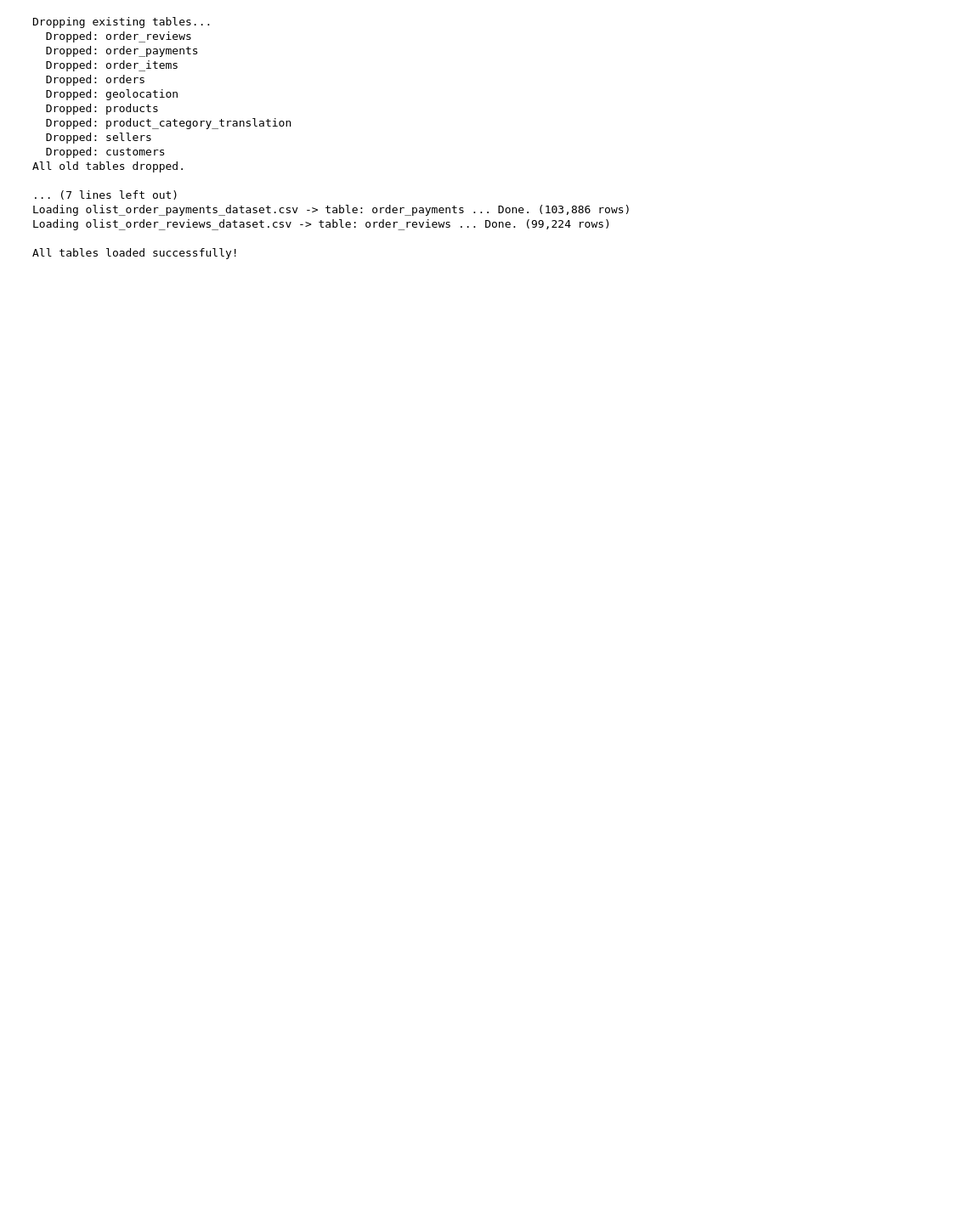
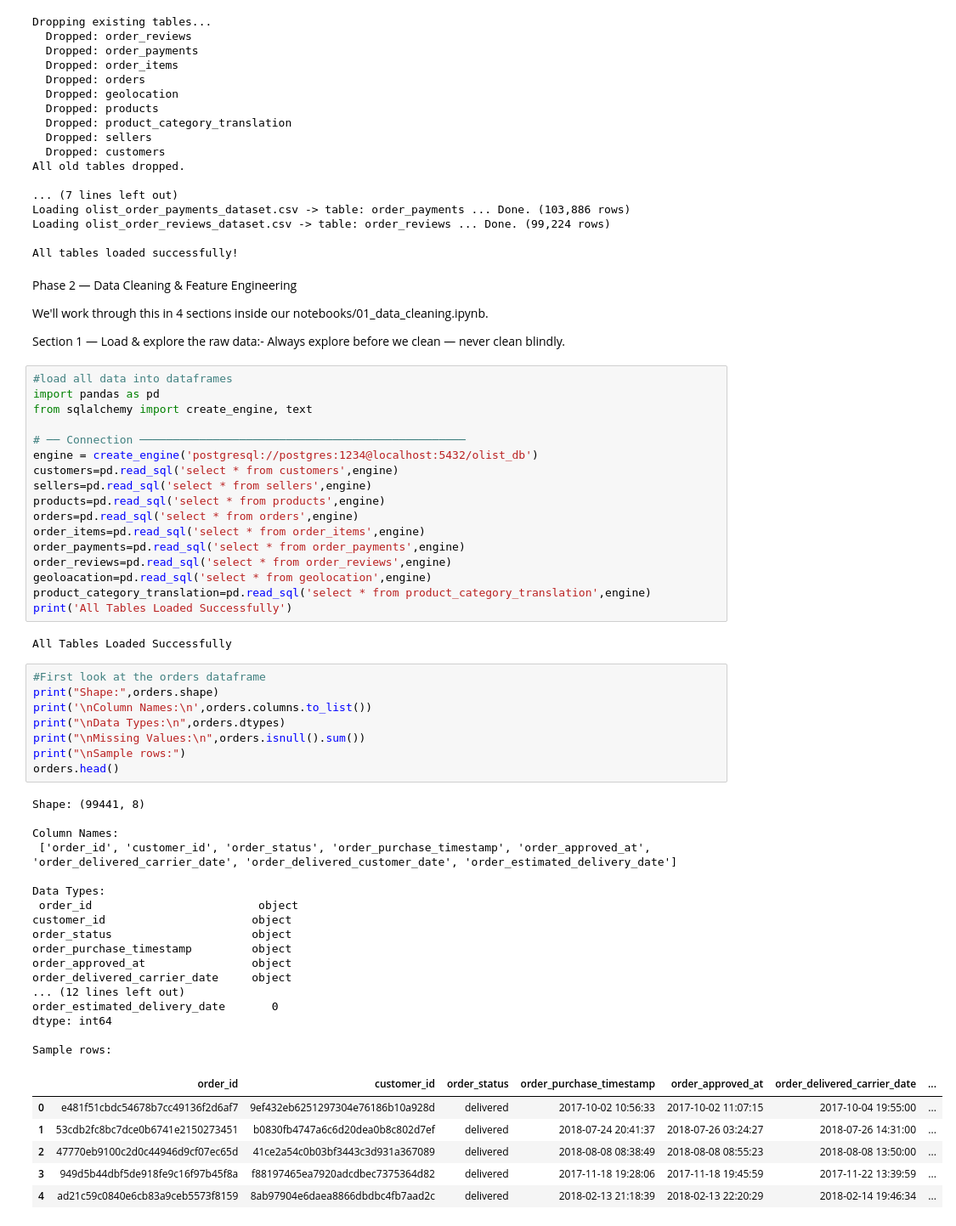
Before and after one commit to P568848382/olist-ecommerce-intelligence, a Jupyter notebook: notebooks/01_data_cleaning.ipynb, the cells around one changed output. Shown at 85% size. Saved outputs shown, nothing was run; the diff lists cells and outputs as text; blank space fills up the shorter version.

```diff
--- a/notebooks/01_data_cleaning.ipynb
+++ b/notebooks/01_data_cleaning.ipynb
@@ -81,3 +83,60 @@ Loading olist_order_payments_dataset.csv -> table: order_payments ... Done. (103
 Loading olist_order_reviews_dataset.csv -> table: order_reviews ... Done. (99,224 rows)
 
 All tables loaded successfully!
+# %% [markdown]
+Phase 2 — Data Cleaning & Feature Engineering
+
+We'll work through this in 4 sections inside our notebooks/01_data_cleaning.ipynb.
+
+Section 1 — Load & explore the raw data:- Always explore before we clean — never clean blindly.
+# %%
+#load all data into dataframes
+import pandas as pd
+from sqlalchemy import create_engine, text
+
+# ── Connection ─────────────────────────────────────────────────
+engine = create_engine('postgresql://postgres:1234@localhost:5432/olist_db')
+customers=pd.read_sql('select * from customers',engine)
+sellers=pd.read_sql('select * from sellers',engine)
+products=pd.read_sql('select * from products',engine)
+orders=pd.read_sql('select * from orders',engine)
+order_items=pd.read_sql('select * from order_items',engine)
+order_payments=pd.read_sql('select * from order_payments',engine)
+order_reviews=pd.read_sql('select * from order_reviews',engine)
+geoloacation=pd.read_sql('select * from geolocation',engine)
+product_category_translation=pd.read_sql('select * from product_category_translation',engine)
+print('All Tables Loaded Successfully')
+# %% [output]
+All Tables Loaded Successfully
+# %%
+#First look at the orders dataframe
+print("Shape:",orders.shape)
+print('\nColumn Names:\n',orders.columns.to_list())
+print("\nData Types:\n",orders.dtypes)
+print("\nMissing Values:\n",orders.isnull().sum())
+print("\nSample rows:")
+orders.head()
+# %% [output]
+Shape: (99441, 8)
+
+Column Names:
+ ['order_id', 'customer_id', 'order_status', 'order_purchase_timestamp', 'order_approved_at', 'order_delivered_carrier_date', 'order_delivered_customer_date', 'order_estimated_delivery_date']
+
+Data Types:
+ order_id                         object
+customer_id                      object
+order_status                     object
+order_purchase_timestamp         object
+order_approved_at                object
+order_delivered_carrier_date     object
+... (12 lines left out)
+order_estimated_delivery_date       0
+dtype: int64
+
+Sample rows:
+|  | order_id | customer_id | order_status | order_purchase_timestamp | order_approved_at | order_delivered_carrier_date | ... |
+| 0 | e481f51cbdc54678b7cc49136f2d6af7 | 9ef432eb6251297304e76186b10a928d | delivered | 2017-10-02 10:56:33 | 2017-10-02 11:07:15 | 2017-10-04 19:55:00 | ... |
+| 1 | 53cdb2fc8bc7dce0b6741e2150273451 | b0830fb4747a6c6d20dea0b8c802d7ef | delivered | 2018-07-24 20:41:37 | 2018-07-26 03:24:27 | 2018-07-26 14:31:00 | ... |
+| 2 | 47770eb9100c2d0c44946d9cf07ec65d | 41ce2a54c0b03bf3443c3d931a367089 | delivered | 2018-08-08 08:38:49 | 2018-08-08 08:55:23 | 2018-08-08 13:50:00 | ... |
+| 3 | 949d5b44dbf5de918fe9c16f97b45f8a | f88197465ea7920adcdbec7375364d82 | delivered | 2017-11-18 19:28:06 | 2017-11-18 19:45:59 | 2017-11-22 13:39:59 | ... |
+| 4 | ad21c59c0840e6cb83a9ceb5573f8159 | 8ab97904e6daea8866dbdbc4fb7aad2c | delivered | 2018-02-13 21:18:39 | 2018-02-13 22:20:29 | 2018-02-14 19:46:34 | ... |
```
Also changed, not shown: parts of 51 cells of this notebook, 2 other files.
